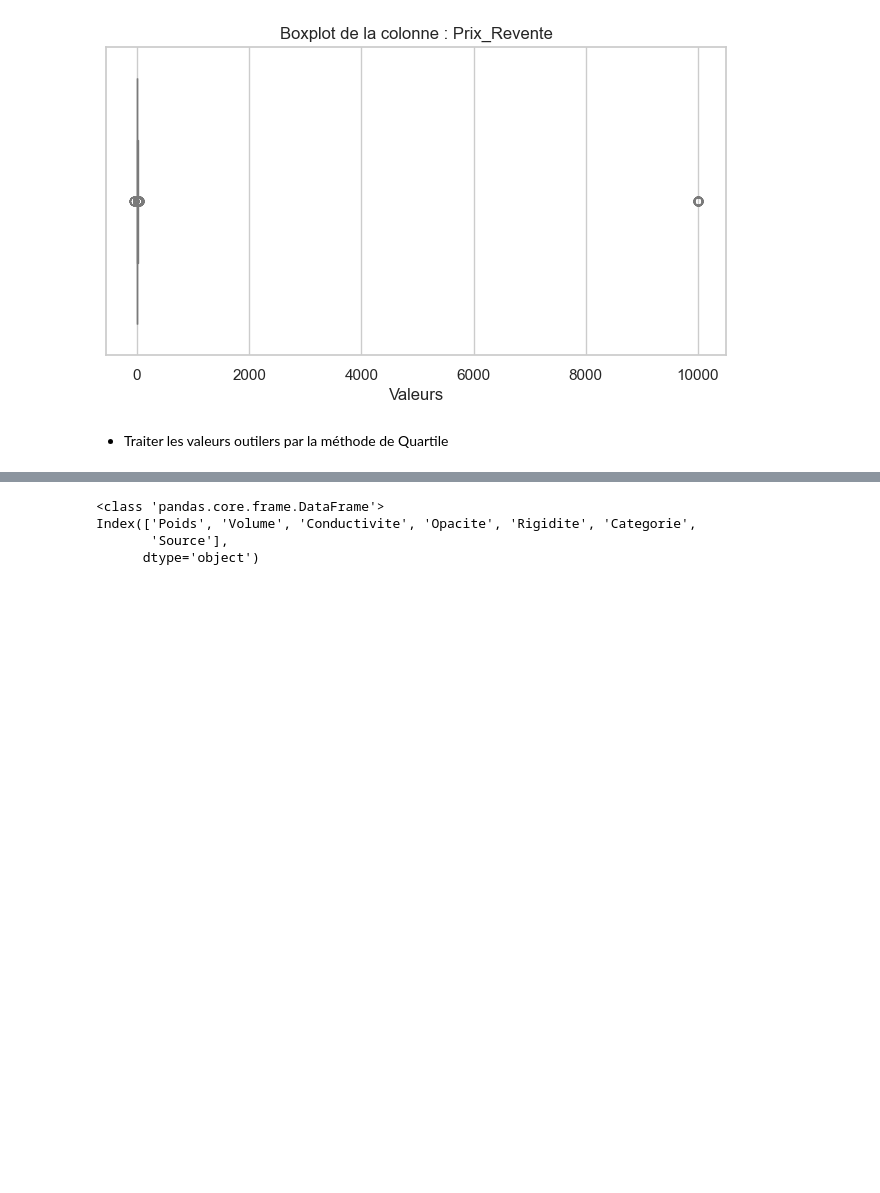
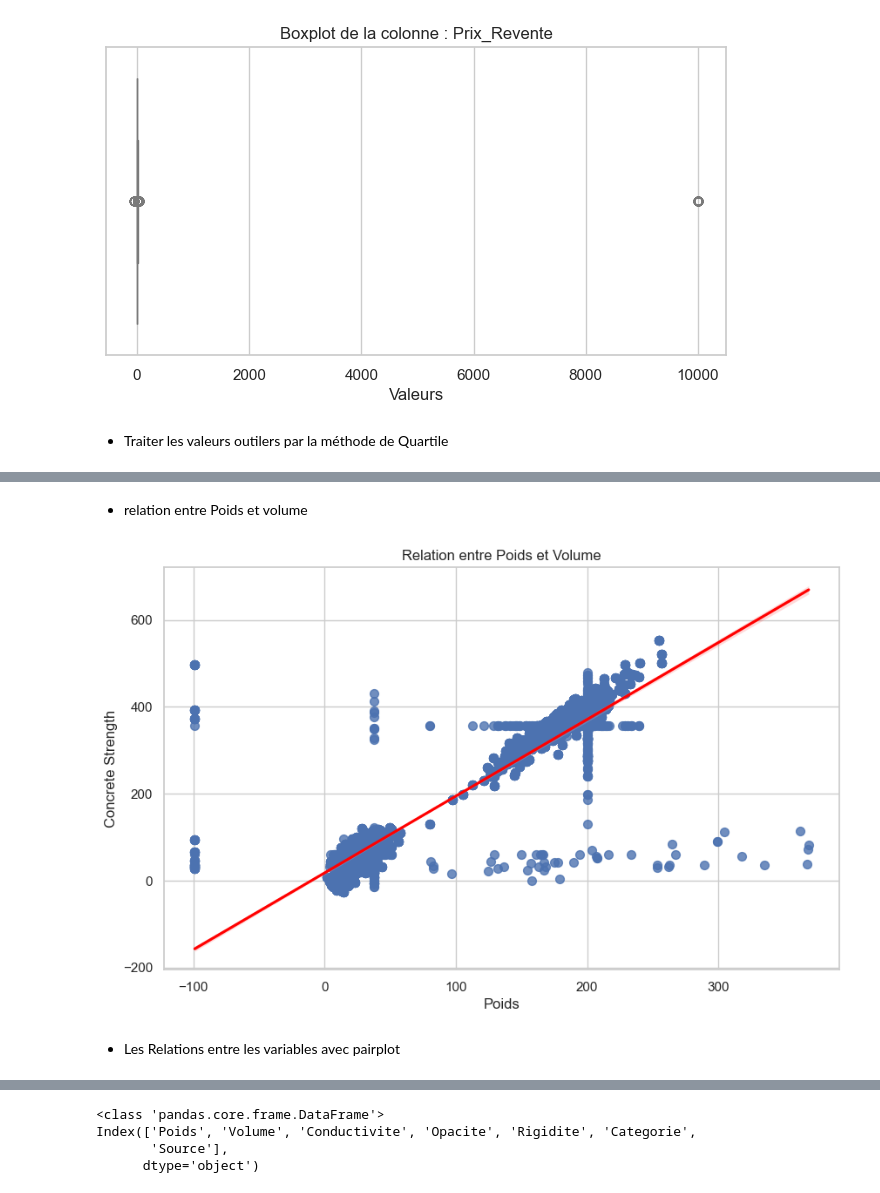
Before and after one commit to Test123599/ECOML, a Jupyter notebook: TpStandard - Copie.ipynb, the cells around one changed output, grey strips where cells are left out. Saved outputs shown, nothing was run; the diff lists cells and outputs as text; code cells hidden in the pictures; blank space fills up the shorter version.

```diff
--- a/TpStandard - Copie.ipynb
+++ b/TpStandard - Copie.ipynb
@@ -405,3 +434,17 @@ plt.show()
+# %% [markdown]
+-  relation entre Poids et volume
+# %%
+plt.figure(figsize=(10, 6))
+sns.regplot(x='Poids', y='Volume', data=df, scatter_kws={'s': 50}, line_kws={'color': 'red'})
+plt.title('Relation entre Poids et Volume')
+plt.xlabel('Poids')
+plt.ylabel('Concrete Strength')
+plt.grid(True)
+plt.show()
+# %% [output]
+[figure, added]
+# %% [markdown]
+- Les Relations entre les variables avec pairplot
 # %%
 sns.set(style='ticks')
 sns.pairplot(df)
```
Also changed, not shown: parts of 42 cells of this notebook.
